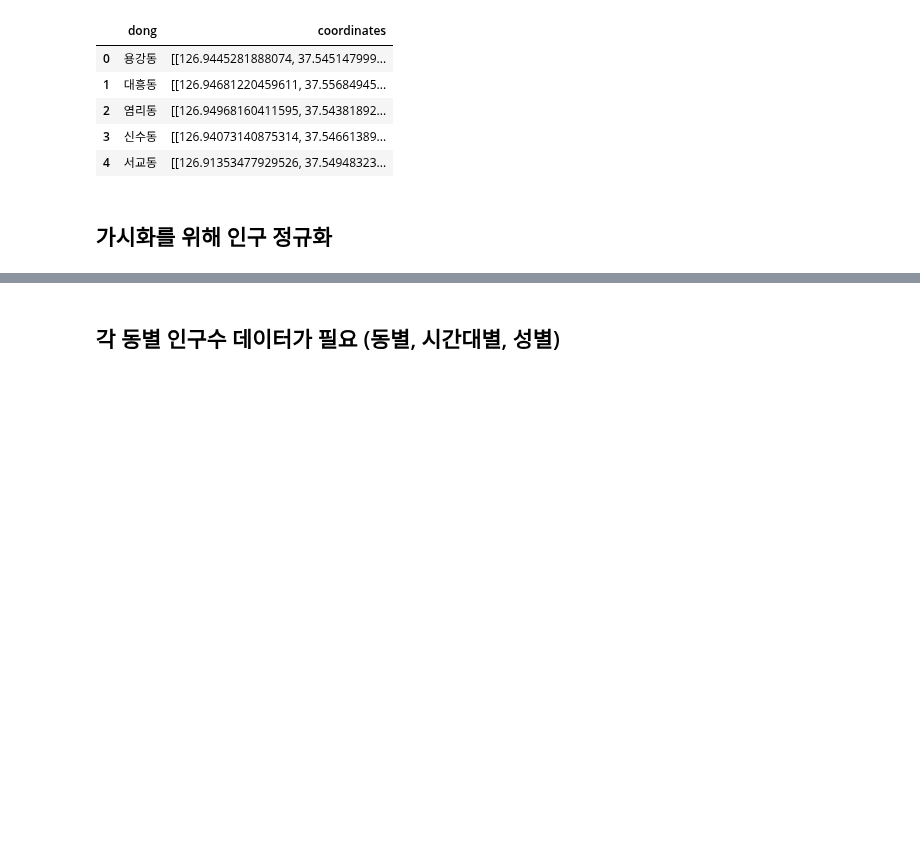
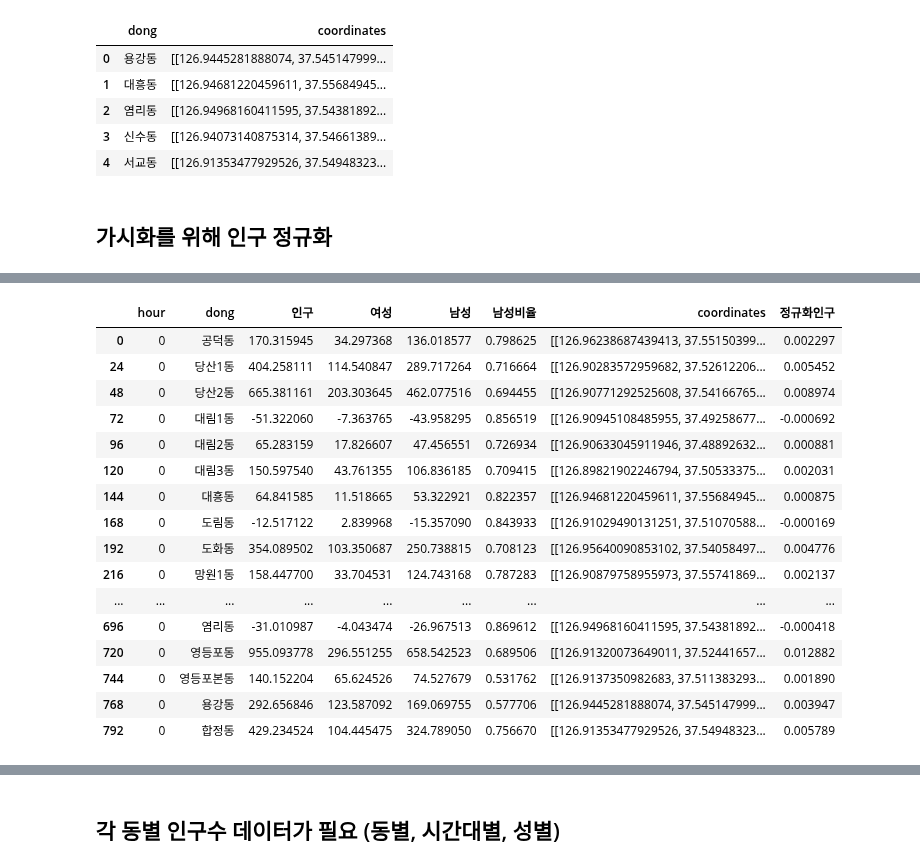
Before and after one commit to Edwardkim0/Place_trend_analysis, a Jupyter notebook: eda_map.ipynb, the cells around one changed output, grey strips where cells are left out. Cells and saved outputs as stored; diff of their text form; code cells hidden in the pictures; blank space fills up the shorter version.

```diff
--- a/eda_map.ipynb
+++ b/eda_map.ipynb
@@ -284,0 +345,20 @@ See the caveats in the documentation: http://pandas.pydata.org/pandas-docs/stabl
+# %%
+merged_move_ingu[merged_move_ingu['hour']==0]
+# %% [output]
+|  | hour | dong | 인구 | 여성 | 남성 | 남성비율 | coordinates | 정규화인구 |
+| 0 | 0 | 공덕동 | 170.315945 | 34.297368 | 136.018577 | 0.798625 | [[126.96238687439413, 37.55150399... | 0.002297 |
+| 24 | 0 | 당산1동 | 404.258111 | 114.540847 | 289.717264 | 0.716664 | [[126.90283572959682, 37.52612206... | 0.005452 |
+| 48 | 0 | 당산2동 | 665.381161 | 203.303645 | 462.077516 | 0.694455 | [[126.90771292525608, 37.54166765... | 0.008974 |
+| 72 | 0 | 대림1동 | -51.322060 | -7.363765 | -43.958295 | 0.856519 | [[126.90945108485955, 37.49258677... | -0.000692 |
+| 96 | 0 | 대림2동 | 65.283159 | 17.826607 | 47.456551 | 0.726934 | [[126.90633045911946, 37.48892632... | 0.000881 |
+| 120 | 0 | 대림3동 | 150.597540 | 43.761355 | 106.836185 | 0.709415 | [[126.89821902246794, 37.50533375... | 0.002031 |
+| 144 | 0 | 대흥동 | 64.841585 | 11.518665 | 53.322921 | 0.822357 | [[126.94681220459611, 37.55684945... | 0.000875 |
+| 168 | 0 | 도림동 | -12.517122 | 2.839968 | -15.357090 | 0.843933 | [[126.91029490131251, 37.51070588... | -0.000169 |
+| 192 | 0 | 도화동 | 354.089502 | 103.350687 | 250.738815 | 0.708123 | [[126.95640090853102, 37.54058497... | 0.004776 |
+| 216 | 0 | 망원1동 | 158.447700 | 33.704531 | 124.743168 | 0.787283 | [[126.90879758955973, 37.55741869... | 0.002137 |
+| ... | ... | ... | ... | ... | ... | ... | ... | ... |
+| 696 | 0 | 염리동 | -31.010987 | -4.043474 | -26.967513 | 0.869612 | [[126.94968160411595, 37.54381892... | -0.000418 |
+| 720 | 0 | 영등포동 | 955.093778 | 296.551255 | 658.542523 | 0.689506 | [[126.91320073649011, 37.52441657... | 0.012882 |
+| 744 | 0 | 영등포본동 | 140.152204 | 65.624526 | 74.527679 | 0.531762 | [[126.9137350982683, 37.511383293... | 0.001890 |
+| 768 | 0 | 용강동 | 292.656846 | 123.587092 | 169.069755 | 0.577706 | [[126.9445281888074, 37.545147999... | 0.003947 |
+| 792 | 0 | 합정동 | 429.234524 | 104.445475 | 324.789050 | 0.756670 | [[126.91353477929526, 37.54948323... | 0.005789 |
```
Also changed, not shown: parts of 13 cells of this notebook, 6 other files.
